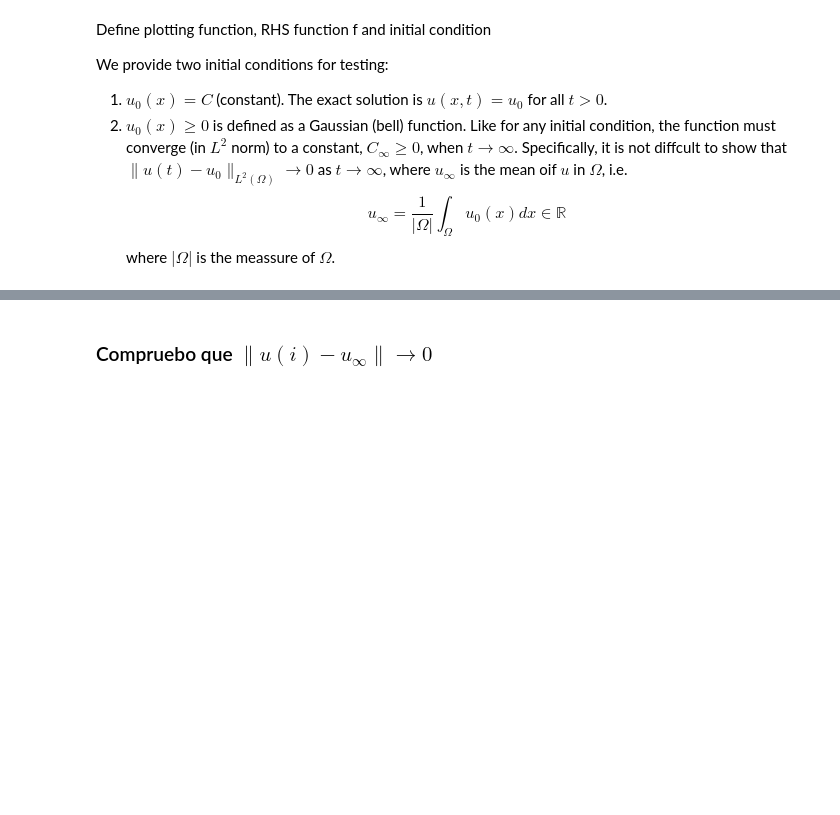
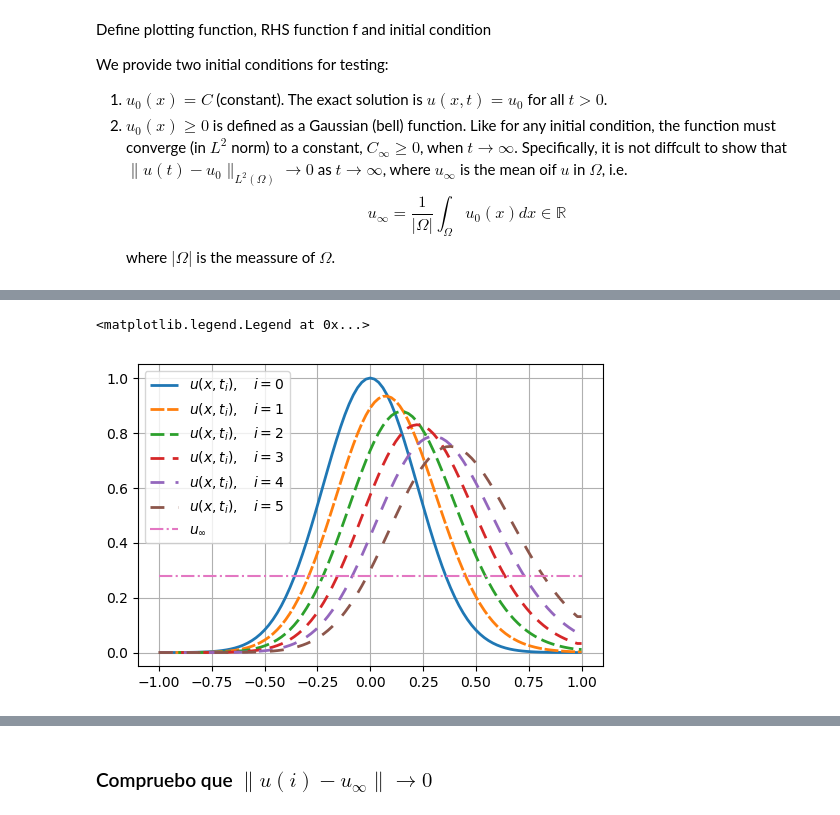
Before and after one commit to rrgalvan/keller-segel-schemes, a Jupyter notebook: Diferencias-finitas/Convection-Diffusion 1D_Cambio_Rafa.ipynb, the cells around one changed output, grey strips where cells are left out. Cells and saved outputs as stored; diff of their text form; code cells hidden in the pictures; blank space fills up the shorter version.

```diff
--- a/Diferencias-finitas/Convection-Diffusion 1D_Cambio_Rafa.ipynb
+++ b/Diferencias-finitas/Convection-Diffusion 1D_Cambio_Rafa.ipynb
@@ -239,0 +240,27 @@ mpl.legend()
+# %%
+NT = 6
+NX = 100
+X0 = -1
+X1 = 1
+u, x, t = convection_diffusion_equation_neumann_1d(f, u_init=u_gauss,
+                                    nx_intervals=NX, nt_intervals=NT,
+                                    a=X0, b=X1, T=0.1, nu=0.0000000000000001, conv=5, verbosity=0)
+
+for i in range(NT):
+    my_plot(x, u[i], i)
+    #mpl.show()
+def quad(u, x):
+    """F.C. trapecios compuesta"""
+    h=x[1]-x[0]
+
+    q = h/2* (sum(u[:-1]) + sum(u[1:]))
+        # q = h* (u[0]/2 + sum(u[1:-1]) + u[-1]/2)
+    return q
+
+u_infty = quad(u[0], x)/(X1-X0) # Media de u_0 en [a,b]
+mpl.plot(x, u_infty*np.ones_like(x), "-.", label="$u_\infty$")
+mpl.grid()
+mpl.legend()
+# %% [output]
+<matplotlib.legend.Legend at 0x...>
+[figure, added]
```
Also changed, not shown: parts of 6 cells of this notebook, 9 other files.
